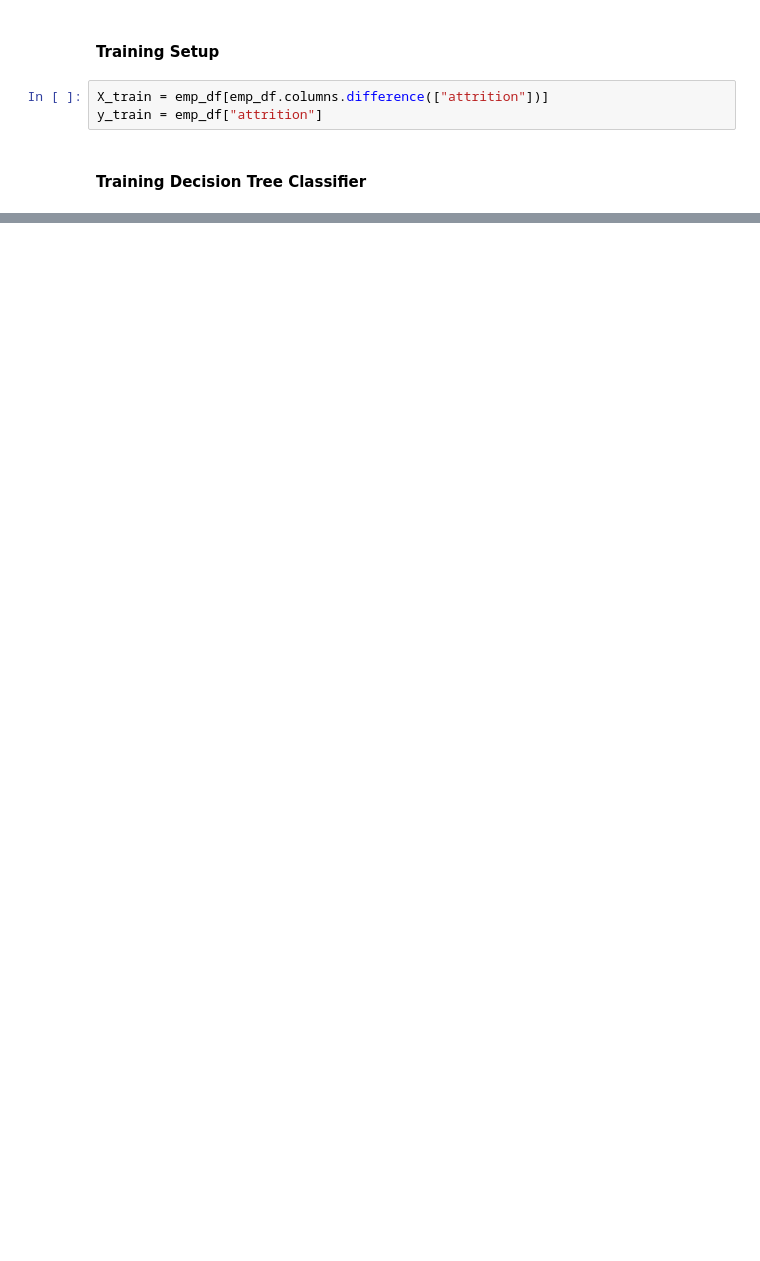
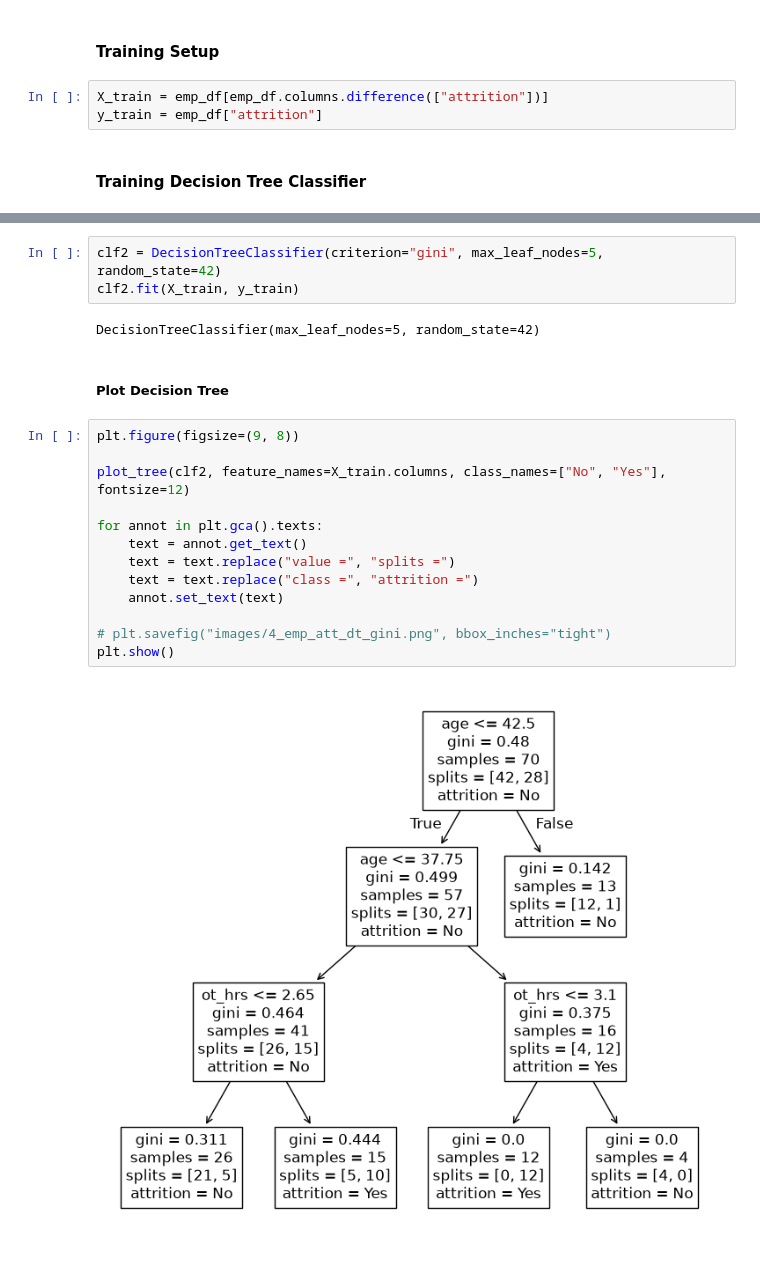
Before and after one commit to dheemanth-bhat/supervised-ml-algorithms, a Jupyter notebook: 04_Decision_Trees/03_Project_1.ipynb, the cells around one changed output, grey strips where cells are left out. Saved outputs shown, nothing was run; the diff lists cells and outputs as text; blank space fills up the shorter version.

```diff
--- a/04_Decision_Trees/03_Project_1.ipynb
+++ b/04_Decision_Trees/03_Project_1.ipynb
@@ -156,0 +191,22 @@ plt.show()
+# %%
+clf2 = DecisionTreeClassifier(criterion="gini", max_leaf_nodes=5, random_state=42)
+clf2.fit(X_train, y_train)
+# %% [output]
+DecisionTreeClassifier(max_leaf_nodes=5, random_state=42)
+# %% [markdown]
+##### Plot Decision Tree
+# %%
+plt.figure(figsize=(9, 8))
+
+plot_tree(clf2, feature_names=X_train.columns, class_names=["No", "Yes"], fontsize=12)
+
+for annot in plt.gca().texts:
+    text = annot.get_text()
+    text = text.replace("value =", "splits =")
+    text = text.replace("class =", "attrition =")
+    annot.set_text(text)
+
+# plt.savefig("images/4_emp_att_dt_gini.png", bbox_inches="tight")
+plt.show()
+# %% [output]
+[figure, added]
```
Also changed, not shown: parts of 9 cells of this notebook, 6 other files.
